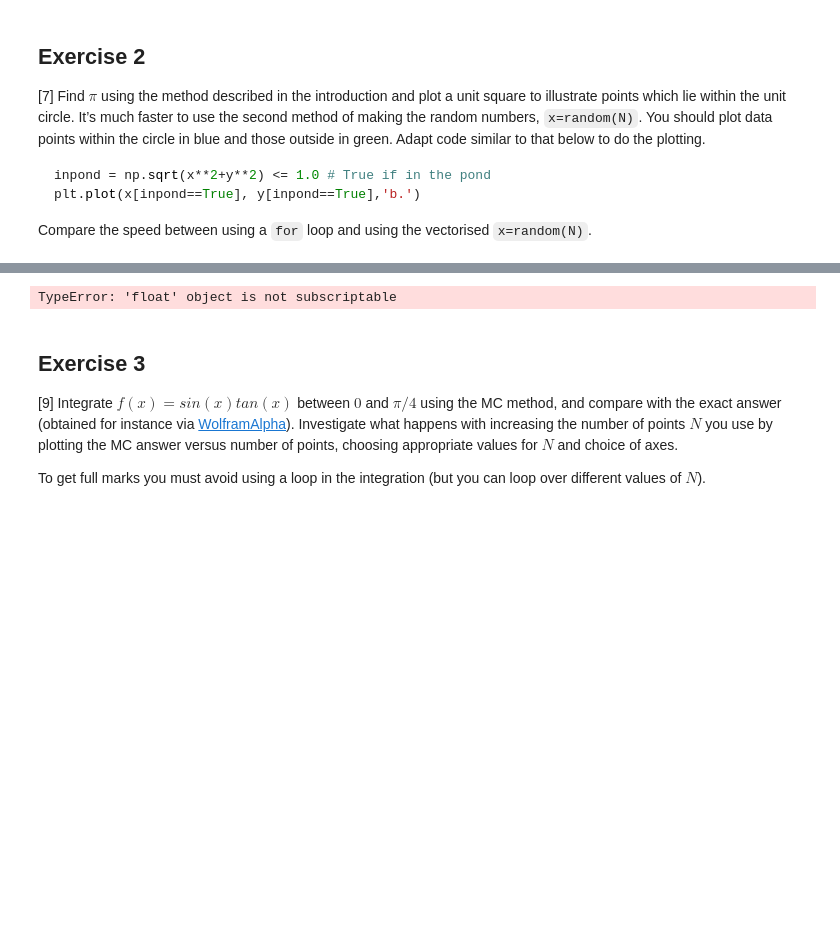
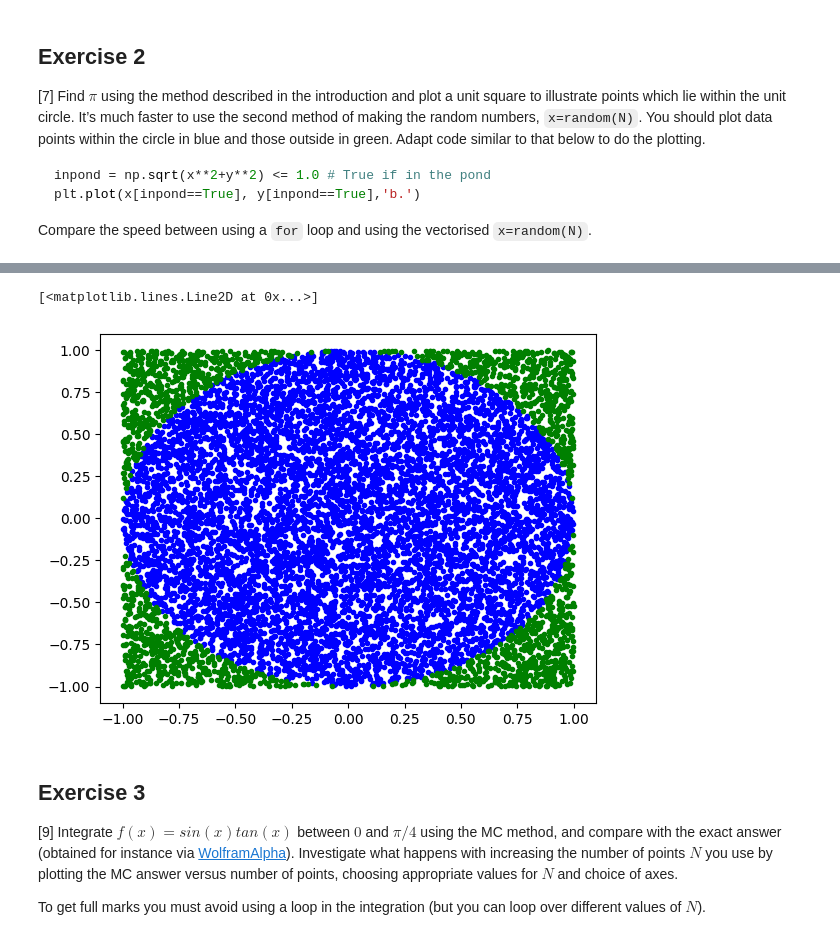
Before and after one commit to PX2145-2025/week-6-b-Medhekar-Anushka, a Jupyter notebook: Monte_Carlo.ipynb, the cells around one changed output, grey strips where cells are left out. Cells and saved outputs as stored; diff of their text form; code cells hidden in the pictures; blank space fills up the shorter version.

```diff
--- a/Monte_Carlo.ipynb
+++ b/Monte_Carlo.ipynb
@@ -253,8 +273,10 @@ Wall time: 696 ms
 # %%
 inpond = np.sqrt(x**2+y**2) <= 1.0 # True if in the pond
 plt.plot(x[inpond==True], y[inpond==True],'b.')
+plt.plot(x[inpond==False], y[inpond==False],'g.')
 # %% [output]
-TypeError: 'float' object is not subscriptable
+[<matplotlib.lines.Line2D at 0x...>]
+[figure, added]
 # %% [markdown]
 ## Exercise 3
 
```
Also changed, not shown: parts of 11 cells of this notebook.
